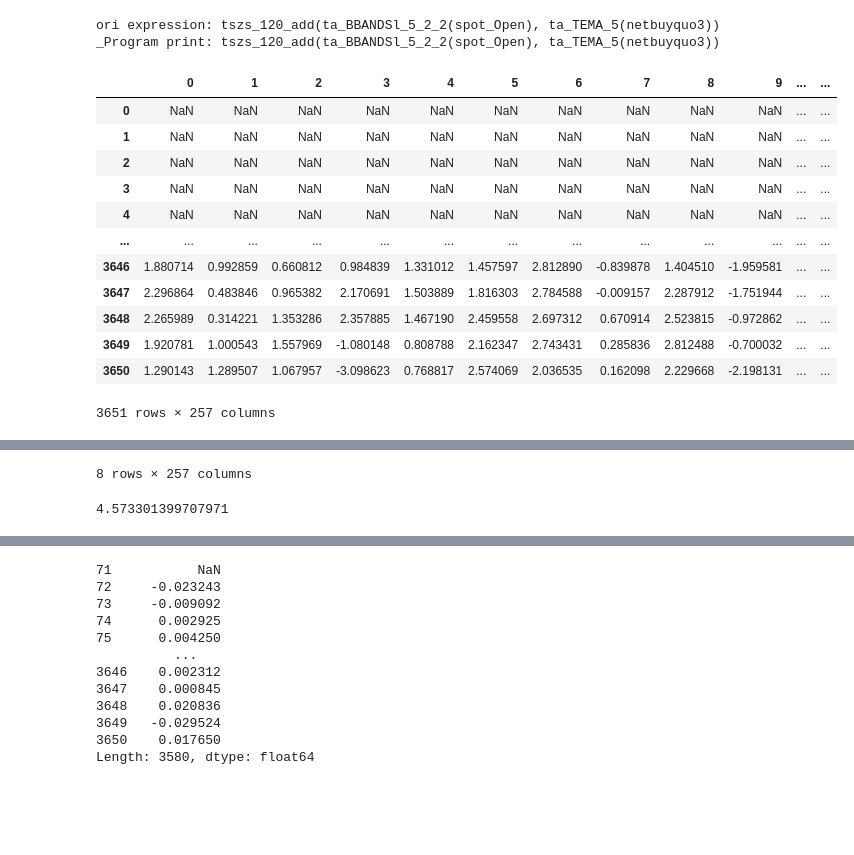
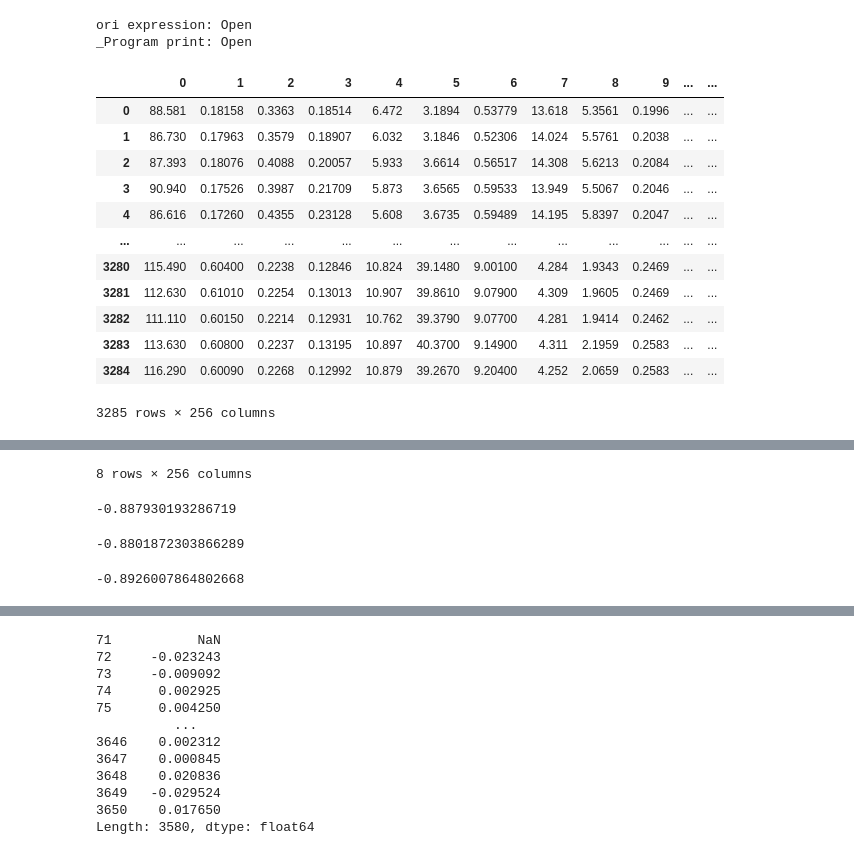
Before and after one commit to pennymax/gplearn, a Jupyter notebook: my_fitness_2.ipynb, the cells around one changed output, grey strips where cells are left out. Drawn from its saved outputs; the diff is of its cells as text; code cells hidden in the pictures; blank space fills up the shorter version.

```diff
--- a/my_fitness_2.ipynb
+++ b/my_fitness_2.ipynb
@@ -48,32 +52,34 @@ print(X.shape, y.shape, w.shape, len(feature_names))
 # %%
 from gplearn.genetic import _all_func_dictionary
 
 exp = 'netbuyquo3'
 exp = 'ta_APO_12_26(ts_autocorr_60_1(signed_log(ts_autocorr_20_10(trd_vwap_bias5))))'
 exp = 'tszs_120_add(ta_BBANDSl_5_2_2(spot_Open), ta_TEMA_5(netbuyquo3))'
 # exp = 'np.diff(valid_data, axis=0)'
+exp = 'ta_EMA_20(tszs_120(Close))'
+exp = 'Open'
 
 print(f'ori expression: {exp}')
 gp = _convert_expression_to_gp_program(exp, _all_func_dictionary, feature_names)
 print(f'_Program print: {gp}')
 
 y_pred = gp.execute_3D(X)
 display(pd.DataFrame(y_pred))
 display(pd.DataFrame(y_pred).describe())
 # %% [output]
-ori expression: tszs_120_add(ta_BBANDSl_5_2_2(spot_Open), ta_TEMA_5(netbuyquo3))
-_Program print: tszs_120_add(ta_BBANDSl_5_2_2(spot_Open), ta_TEMA_5(netbuyquo3))
+ori expression: Open
+_Program print: Open
 |  | 0 | 1 | 2 | 3 | 4 | 5 | 6 | 7 | 8 | 9 | ... | ... |
-| 0 | NaN | NaN | NaN | NaN | NaN | NaN | NaN | NaN | NaN | NaN | ... | ... |
-| 1 | NaN | NaN | NaN | NaN | NaN | NaN | NaN | NaN | NaN | NaN | ... | ... |
-| 2 | NaN | NaN | NaN | NaN | NaN | NaN | NaN | NaN | NaN | NaN | ... | ... |
-| 3 | NaN | NaN | NaN | NaN | NaN | NaN | NaN | NaN | NaN | NaN | ... | ... |
-| 4 | NaN | NaN | NaN | NaN | NaN | NaN | NaN | NaN | NaN | NaN | ... | ... |
+| 0 | 88.581 | 0.18158 | 0.3363 | 0.18514 | 6.472 | 3.1894 | 0.53779 | 13.618 | 5.3561 | 0.1996 | ... | ... |
+| 1 | 86.730 | 0.17963 | 0.3579 | 0.18907 | 6.032 | 3.1846 | 0.52306 | 14.024 | 5.5761 | 0.2038 | ... | ... |
+| 2 | 87.393 | 0.18076 | 0.4088 | 0.20057 | 5.933 | 3.6614 | 0.56517 | 14.308 | 5.6213 | 0.2084 | ... | ... |
+| 3 | 90.940 | 0.17526 | 0.3987 | 0.21709 | 5.873 | 3.6565 | 0.59533 | 13.949 | 5.5067 | 0.2046 | ... | ... |
+| 4 | 86.616 | 0.17260 | 0.4355 | 0.23128 | 5.608 | 3.6735 | 0.59489 | 14.195 | 5.8397 | 0.2047 | ... | ... |
 | ... | ... | ... | ... | ... | ... | ... | ... | ... | ... | ... | ... | ... |
-| 3646 | 1.880714 | 0.992859 | 0.660812 | 0.984839 | 1.331012 | 1.457597 | 2.812890 | -0.839878 | 1.404510 | -1.959581 | ... | ... |
-| 3647 | 2.296864 | 0.483846 | 0.965382 | 2.170691 | 1.503889 | 1.816303 | 2.784588 | -0.009157 | 2.287912 | -1.751944 | ... | ... |
-| 3648 | 2.265989 | 0.314221 | 1.353286 | 2.357885 | 1.467190 | 2.459558 | 2.697312 | 0.670914 | 2.523815 | -0.972862 | ... | ... |
-| 3649 | 1.920781 | 1.000543 | 1.557969 | -1.080148 | 0.808788 | 2.162347 | 2.743431 | 0.285836 | 2.812488 | -0.700032 | ... | ... |
-| 3650 | 1.290143 | 1.289507 | 1.067957 | -3.098623 | 0.768817 | 2.574069 | 2.036535 | 0.162098 | 2.229668 | -2.198131 | ... | ... |
+| 3280 | 115.490 | 0.60400 | 0.2238 | 0.12846 | 10.824 | 39.1480 | 9.00100 | 4.284 | 1.9343 | 0.2469 | ... | ... |
+| 3281 | 112.630 | 0.61010 | 0.2254 | 0.13013 | 10.907 | 39.8610 | 9.07900 | 4.309 | 1.9605 | 0.2469 | ... | ... |
+| 3282 | 111.110 | 0.60150 | 0.2214 | 0.12931 | 10.762 | 39.3790 | 9.07700 | 4.281 | 1.9414 | 0.2462 | ... | ... |
+| 3283 | 113.630 | 0.60800 | 0.2237 | 0.13195 | 10.897 | 40.3700 | 9.14900 | 4.311 | 2.1959 | 0.2583 | ... | ... |
+| 3284 | 116.290 | 0.60090 | 0.2268 | 0.12992 | 10.879 | 39.2670 | 9.20400 | 4.252 | 2.0659 | 0.2583 | ... | ... |
-3651 rows × 257 columns
+3285 rows × 256 columns
 |  | 0 | 1 | 2 | 3 | 4 | 5 | 6 | 7 | 8 | 9 | ... | ... |
@@ -88,5 +94,17 @@ _Program print: tszs_120_add(ta_BBANDSl_5_2_2(spot_Open), ta_TEMA_5(netbuyquo3))
-8 rows × 257 columns
+8 rows × 256 columns
 # %%
 oldfitness.fitness_quantile35_longshort_sharpe_fine_cumprod_with_fee(y, y_pred, w)
 # %% [output]
-4.573301399707971
+-0.887930193286719
+# %%
+# longshort_rets = oldfitness.quantile_longshort_returns(y, y_pred, w, quantile=35, fee_rate=oldfitness._fee_rate)
+longshort_rets = oldfitness.quantile_longshort_returns(y, y_pred, w, quantile=35, fee_rate=0)
+oldfitness.sharpe_fine(longshort_rets, comp=True, annual_bars=oldfitness._annual_bar_8h)
+# %% [output]
+-0.8801872303866289
+# %%
+longshort_rets = newfitness.quantile_longshort_returns(y, y_pred, w, quantile=35, fee_rate=newfitness._fee_rate)
+# longshort_rets = newfitness.quantile_longshort_returns(y, y_pred, w, quantile=35, fee_rate=0)
+newfitness.sharpe_fine(longshort_rets, comp=True, annual_bars=newfitness._annual_bar_8h)
+# %% [output]
+-0.8926007864802668
```
Also changed, not shown: parts of 6 cells of this notebook, 3 other files.
